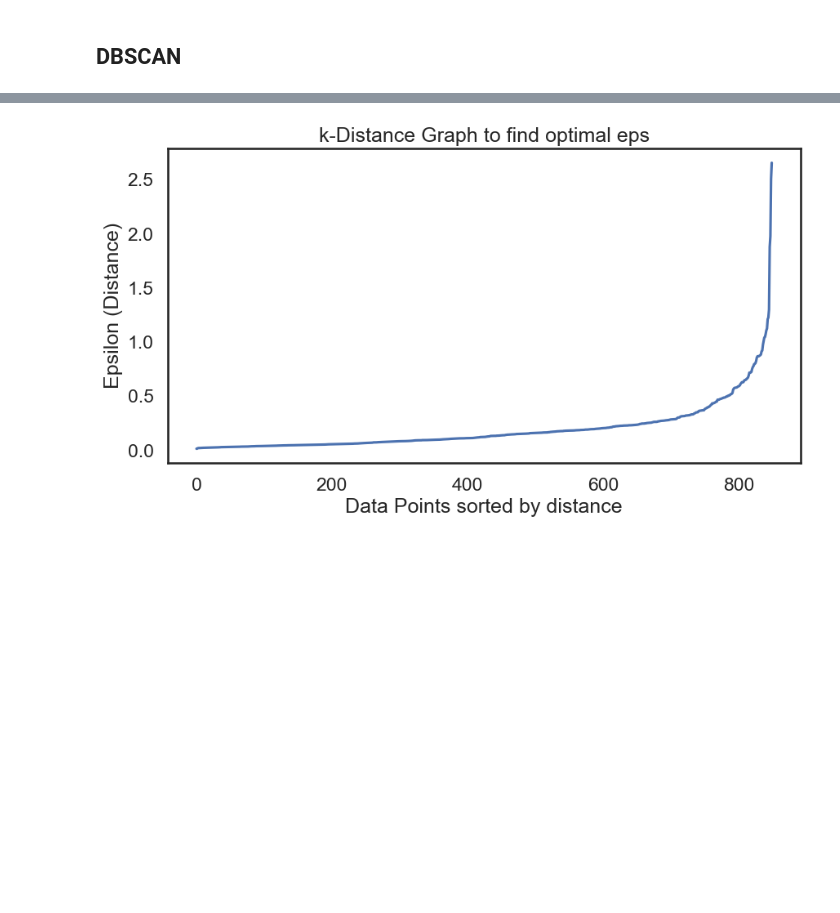
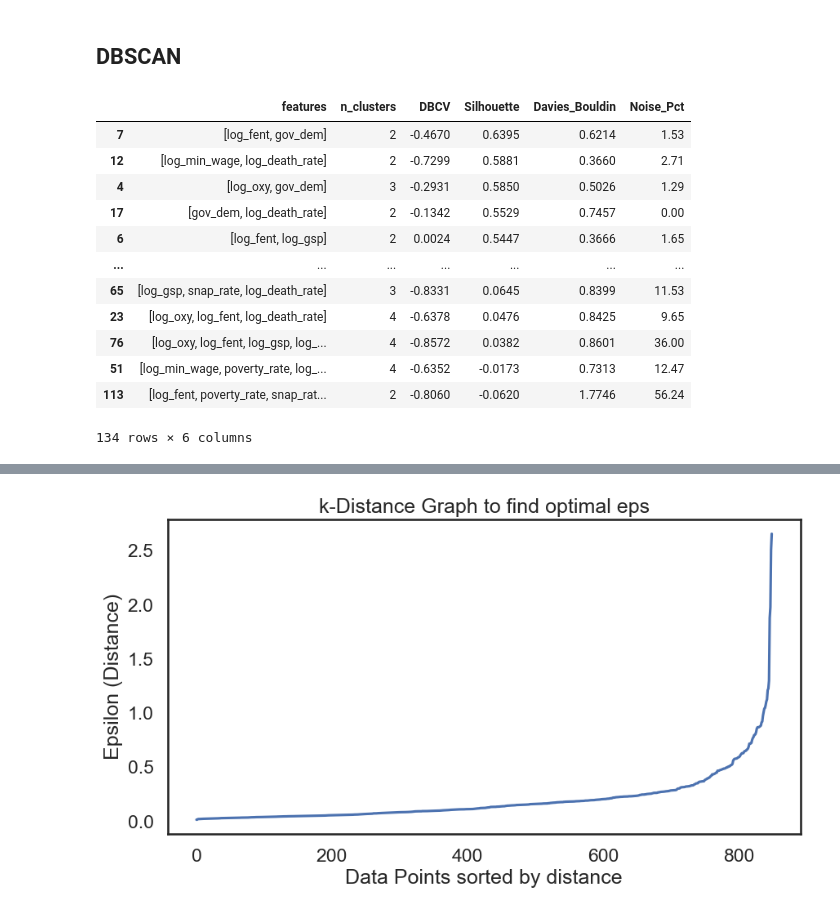
Before and after one commit to amberteetsel/substance-abuse-predictions, a Jupyter notebook: src/models/death_rate_models.ipynb, the cells around one changed output, grey strips where cells are left out. Saved outputs shown, nothing was run; the diff lists cells and outputs as text; code cells hidden in the pictures; blank space fills up the shorter version.

```diff
--- a/src/models/death_rate_models.ipynb
+++ b/src/models/death_rate_models.ipynb
@@ -545,0 +635,16 @@ from sklearn.neighbors import NearestNeighbors
+# %%
+find_best_dbscan_features(df, X)
+# %% [output]
+|  | features | n_clusters | DBCV | Silhouette | Davies_Bouldin | Noise_Pct |
+| 7 | [log_fent, gov_dem] | 2 | -0.4670 | 0.6395 | 0.6214 | 1.53 |
+| 12 | [log_min_wage, log_death_rate] | 2 | -0.7299 | 0.5881 | 0.3660 | 2.71 |
+| 4 | [log_oxy, gov_dem] | 3 | -0.2931 | 0.5850 | 0.5026 | 1.29 |
+| 17 | [gov_dem, log_death_rate] | 2 | -0.1342 | 0.5529 | 0.7457 | 0.00 |
+| 6 | [log_fent, log_gsp] | 2 | 0.0024 | 0.5447 | 0.3666 | 1.65 |
+| ... | ... | ... | ... | ... | ... | ... |
+| 65 | [log_gsp, snap_rate, log_death_rate] | 3 | -0.8331 | 0.0645 | 0.8399 | 11.53 |
+| 23 | [log_oxy, log_fent, log_death_rate] | 4 | -0.6378 | 0.0476 | 0.8425 | 9.65 |
+| 76 | [log_oxy, log_fent, log_gsp, log_... | 4 | -0.8572 | 0.0382 | 0.8601 | 36.00 |
+| 51 | [log_min_wage, poverty_rate, log_... | 4 | -0.6352 | -0.0173 | 0.7313 | 12.47 |
+| 113 | [log_fent, poverty_rate, snap_rat... | 2 | -0.8060 | -0.0620 | 1.7746 | 56.24 |
+134 rows × 6 columns
```
Also changed, not shown: parts of 12 cells of this notebook, 8 other files.
